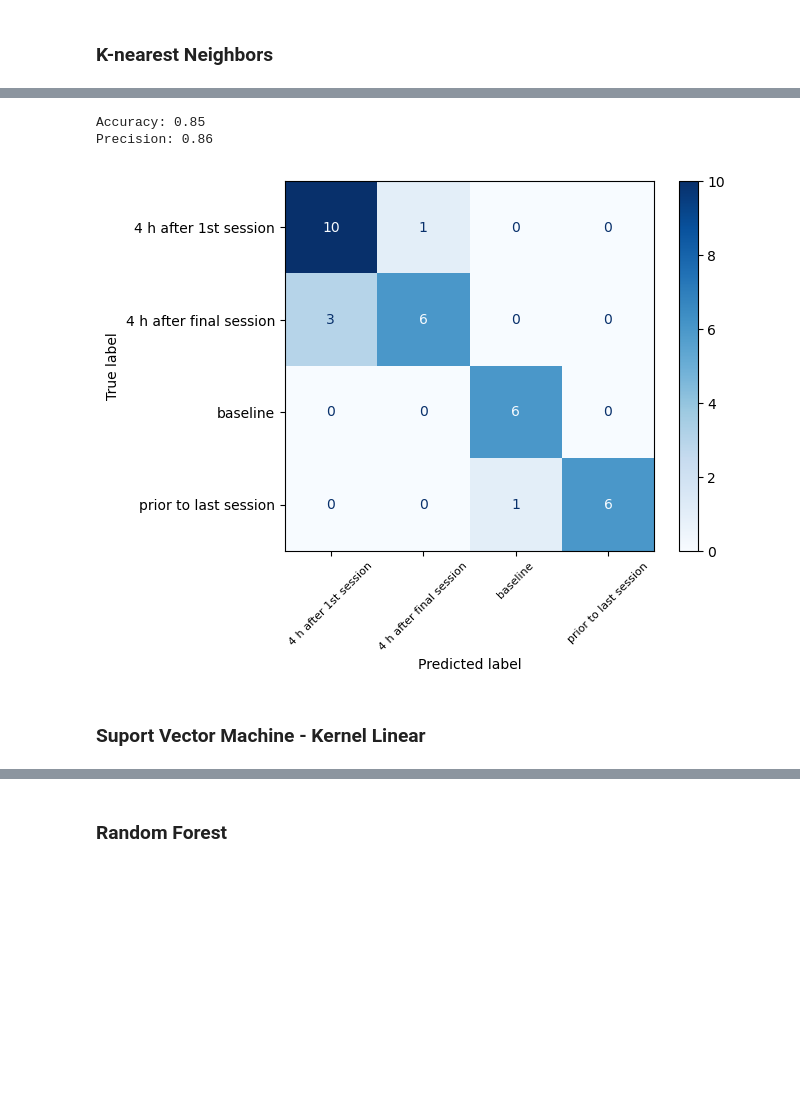
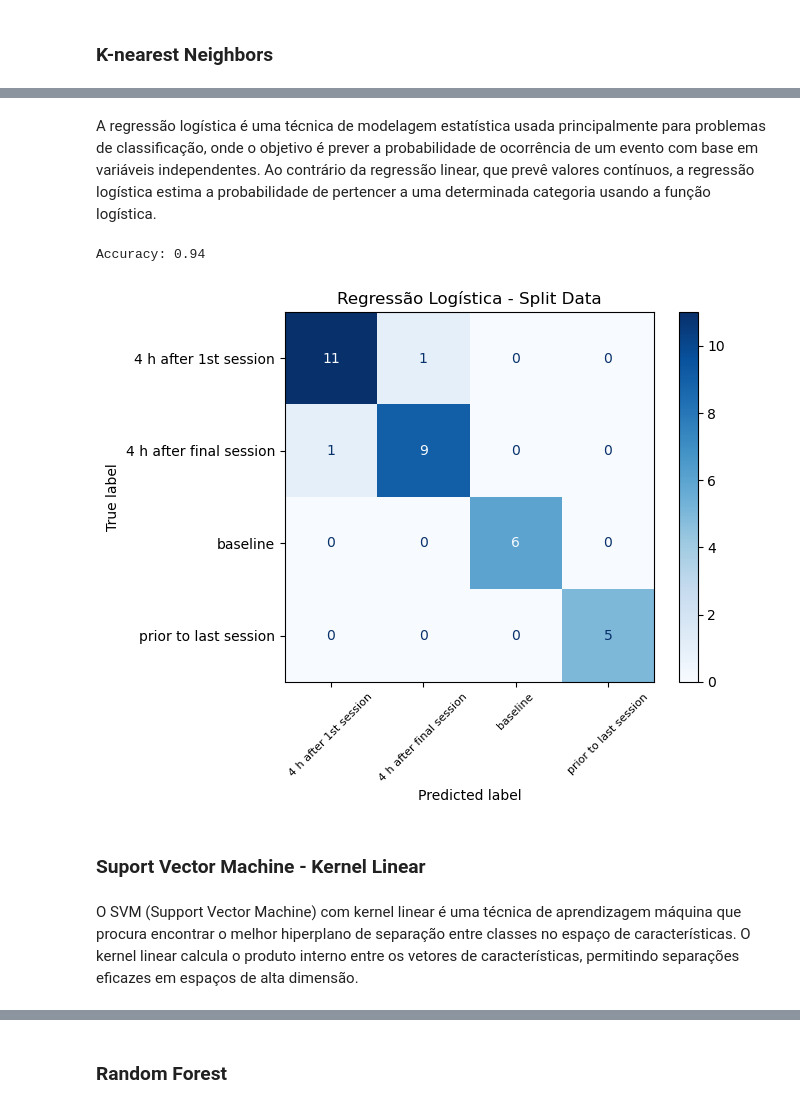
Before and after one commit to LuisGoncal/Grupo11-B1-Datset9, a Jupyter notebook: Trabalho_bioinformática_G11.ipynb, the cells around one changed output, grey strips where cells are left out. Cells and saved outputs as stored; diff of their text form; code cells hidden in the pictures; blank space fills up the shorter version.

```diff
--- a/Trabalho_bioinformática_G11.ipynb
+++ b/Trabalho_bioinformática_G11.ipynb
@@ -19,7 +29,7 @@ O objetivo do estudo era a análise de amostras de biópsia do músculo vasto la
 ### Carregamento de dados e metadados
 # %%
 data_ = pd.read_csv('gds5218.csv',sep=',', index_col = 0)
-meta = pd.read_csv('Dataset9/meta-gds5218.csv', index_col = 0)
+meta = pd.read_csv('meta-gds5218.csv', index_col = 0)
 # %% [markdown]
 ### Análise de dados e metadados
 # %%
@@ -705,21 +713,23 @@ Precision: 0.88
+# %% [markdown]
+A regressão logística é uma técnica de modelagem estatística usada principalmente para problemas de classificação, onde o objetivo é prever a probabilidade de ocorrência de um evento com base em variáveis independentes. Ao contrário da regressão linear, que prevê valores contínuos, a regressão logística estima a probabilidade de pertencer a uma determinada categoria usando a função logística.
 # %%
-from sklearn import linear_model
 logistic = linear_model.LogisticRegression(solver = "liblinear", multi_class = "auto")
 
 logistic.fit(data_X_train, data_y_train)
 
 logistic_y_pred = logistic.predict(data_X_test)
 log_split=logistic.score(data_X_test, data_y_test)
 print('Accuracy: %0.2f' %log_split )
-print('Precision: %0.2f' % precision_score(data_y_test, logistic_y_pred, average='weighted'))
 
 logistic_cm = ConfusionMatrixDisplay.from_predictions(data_y_test, logistic_y_pred, display_labels=logistic.classes_, cmap='Blues')
 logistic_cm
+plt.title('Regressão Logística - Split Data')
 plt.xticks(rotation=45);
 # %% [output]
-Accuracy: 0.85
-Precision: 0.86
+Accuracy: 0.94
-[figure, old version]
+[figure, new version]
 # %% [markdown]
 ### Suport Vector Machine - Kernel Linear
+# %% [markdown]
+O SVM (Support Vector Machine) com kernel linear é uma técnica de aprendizagem máquina que procura encontrar o melhor hiperplano de separação entre classes no espaço de características. O kernel linear calcula o produto interno entre os vetores de características, permitindo separações eficazes em espaços de alta dimensão.
 # %%
```
Also changed, not shown: parts of 41 cells of this notebook.
